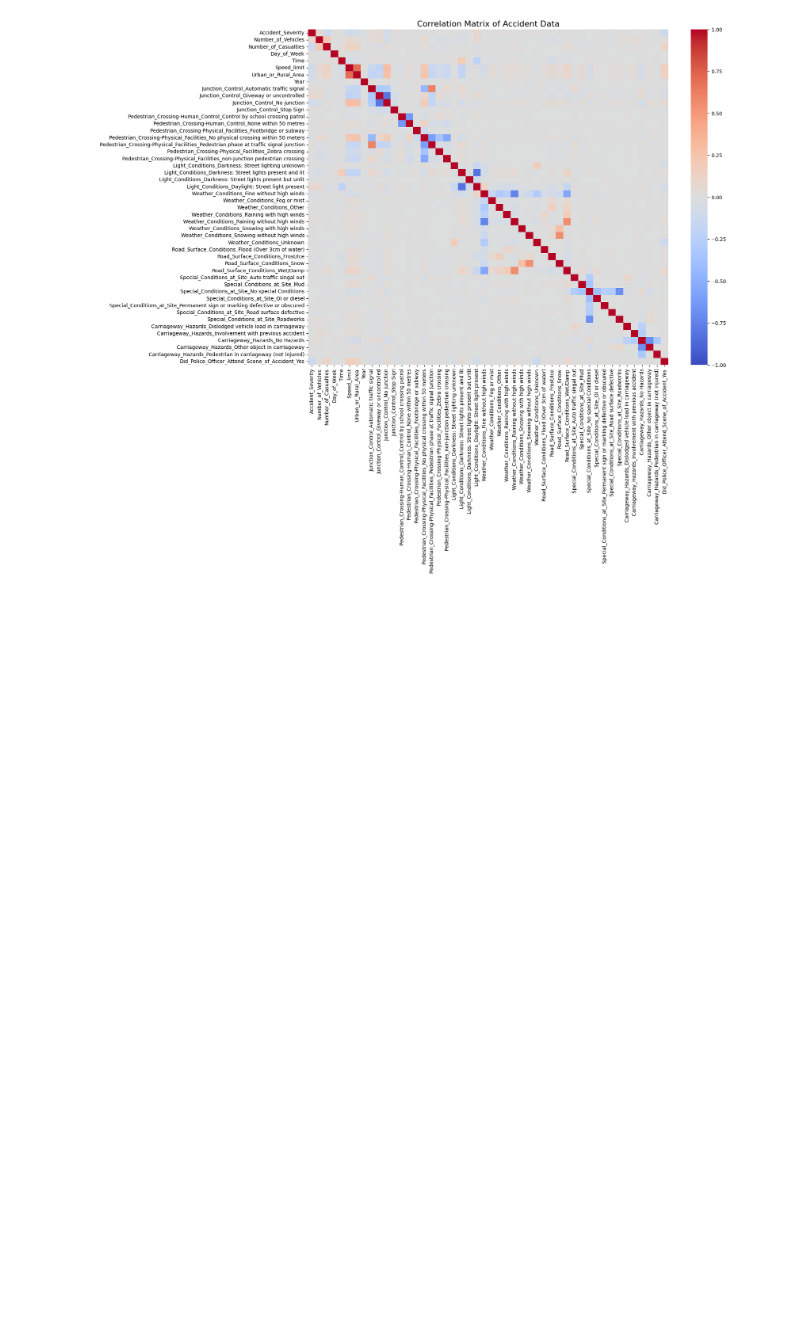
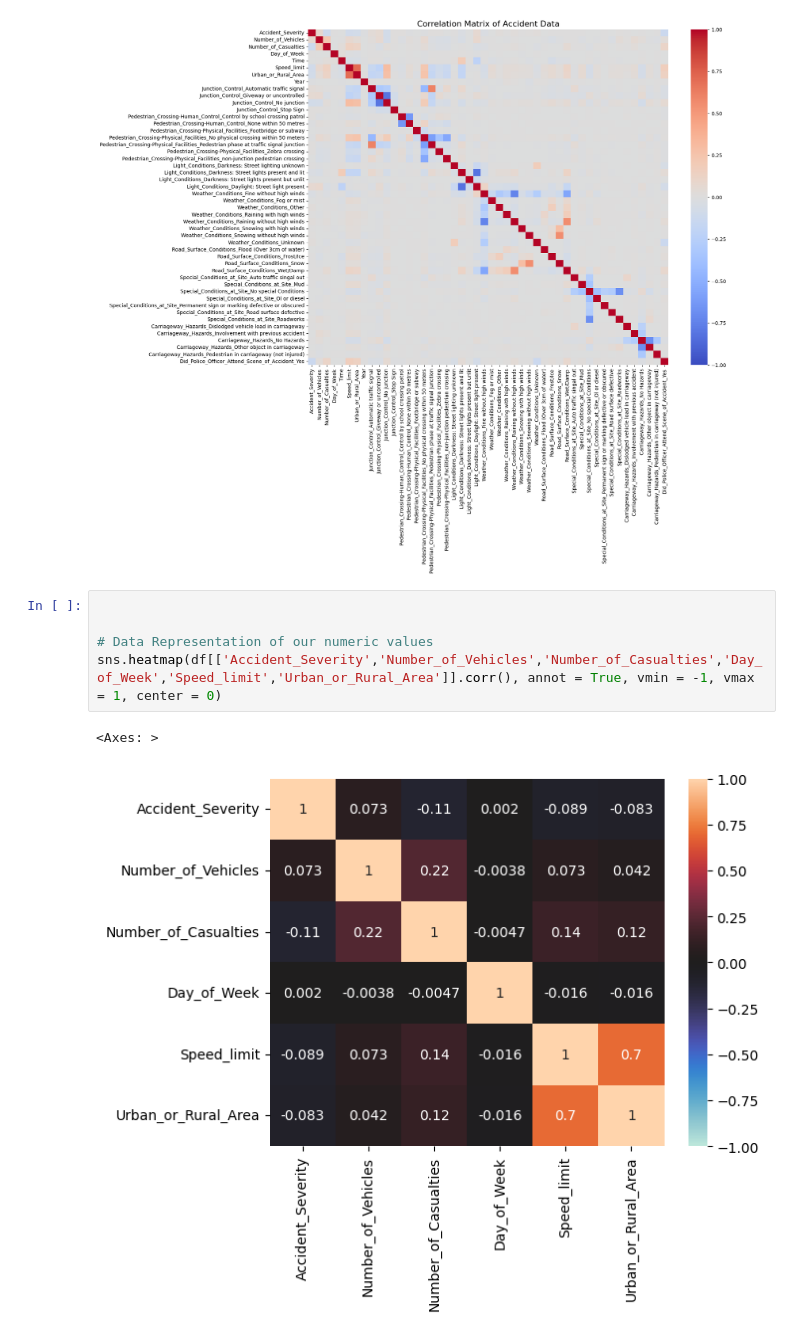
Before and after one commit to ZackRoland/UK_Car_Accident_Severity_Predictor, a Jupyter notebook: model_exploration.ipynb, the cells around one changed output. Drawn from its saved outputs; the diff is of its cells as text; blank space fills up the shorter version.

Commit message:
Update model_exploration.ipynb
added plots

```diff
--- a/model_exploration.ipynb
+++ b/model_exploration.ipynb
@@ -373,3 +373,11 @@ plt.title("Correlation Matrix of Accident Data", fontsize=16)
 plt.show()
 # %% [output]
 [figure]
+# %%
+
+
+# Data Representation of our numeric values
+sns.heatmap(df[['Accident_Severity','Number_of_Vehicles','Number_of_Casualties','Day_of_Week','Speed_limit','Urban_or_Rural_Area']].corr(), annot = True, vmin = -1, vmax = 1, center = 0)
+# %% [output]
+<Axes: >
+[figure, added]
```
Also changed, not shown: parts of 4 cells of this notebook.
